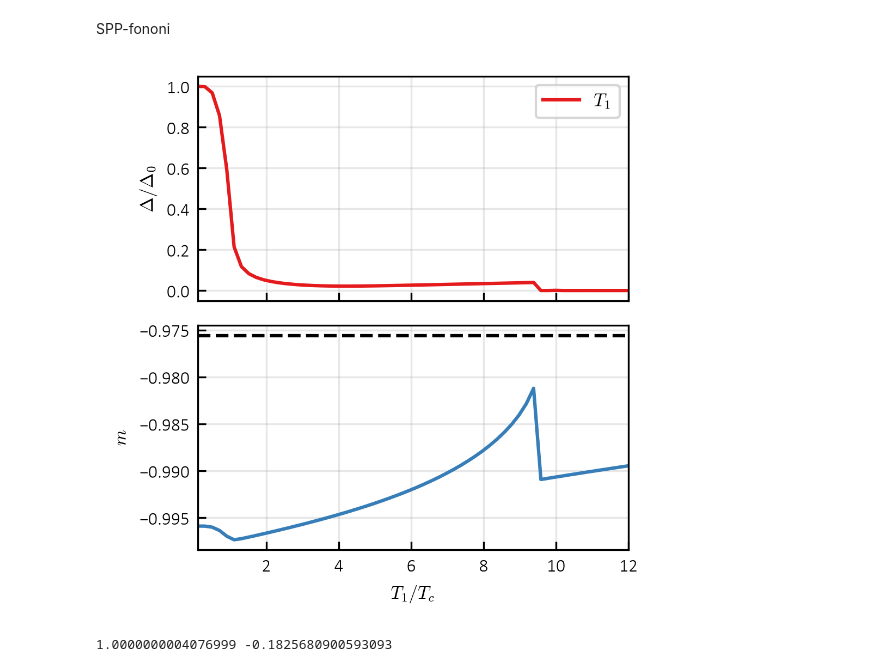
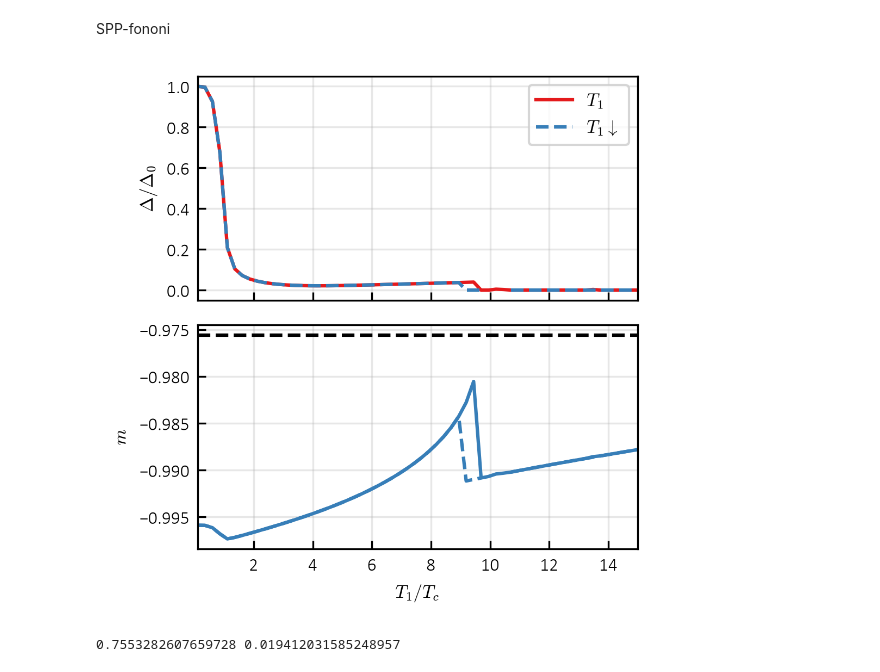
Before and after one commit to korl-z/IJS-F1, a Jupyter notebook: Koda/EI_SPP/reformated_spp_EI.ipynb, the cells around one changed output. Cells and saved outputs as stored; diff of their text form; code cells hidden in the pictures.

```diff
--- a/Koda/EI_SPP/reformated_spp_EI.ipynb
+++ b/Koda/EI_SPP/reformated_spp_EI.ipynb
@@ -211,14 +208,3 @@ plt.tight_layout()
-# %%
-md = M.Model(2.0, 1.0, -1.0, 7.8)  # BCS set
-g = M.sgrid(500, 128)
-e0 = M.solve_eq(md, g, 0.0, d=1.0)  # needed before ws
-tc = M.critical_temperature(md, g)
-# SPP plateau at the gap edge, amp = 2 pi alpha c ws^2 fr
-ws, gam, fr, dip, z0 = 1.5 * e0.d, 0.05, 0.039, 0.1, 150.0
-amp = 2.0 * np.pi * B.ALPHA * 3946.54 * ws**2 * fr
-cs, gph, aph = 0.026, 0.05, 4.2e-5
-t1n = np.linspace(0.1, 2.5, 20)  # SPP
-t2n = np.linspace(0.1, 1.5, 20)  # phonons
 # %%
 from EI_refactor.EI_ness.teff import t_eff
 from EI_refactor.EI_ness.cpu.rates import rates
@@ -275,0 +301,5 @@ T1 = 20.0 Tc, T2 = 0.1 Tc: ok = True, d/D0 = 0.0000, m = -0.9887, teff = 1.77504
+# %%
+s, fig = probe(1., 0.1)
+# fig.savefig(FIG_PATH + "0p8-0p4_NESS_SPP+phonon_BEC.pdf", bbox_inches="tight")
+
+s, fig = disp(1.0, 0.4, kmax=1)
@@ -374,18 +407,11 @@ plt.tight_layout()
 # %% [markdown]
 SPP-fononi
 # %%
-G, V = 4.0, 4.1
-md = M.Model(G, 1.0, -1.0, V)
-g = M.sgrid(160, 356)
-e0 = M.solve_eq(md, g, 0.0, d=1.0)
-tc = M.critical_temperature(md, g)
 # SPP at T1: plateau at the gap edge, amp = 2 pi alpha c ws^2 fr
 ws, gam, fr, dip, z0 = 2.0 * e0.d, 0.05, 0.039, 0.1, 20.0
 amp = 2.0 * np.pi * B.ALPHA * 3946.54 * ws**2 * fr
 # phonon at T2
 cs, gph, aph = 0.026, 0.05, 4.2e-5
-t2 = 0.1  # fixed, units of Tc
-t1n = np.linspace(0.1, 12.0, 60)
 # %%
 def bath(t1):
     return B.pack([B.Chord(t2 * tc, cs, gph, aph, 1.0, -1.0),
@@ -416,26 +442,29 @@ def sweep(tl, d, m):
 
 eq = M.solve_eq(md, g, min(t1n[0], t2) * tc, d=e0.d, m=e0.m)
 up = sweep(t1n, max(eq.d, 1.0e-3 * e0.d), eq.m)
+dn = sweep(t1n[::-1], 1.0e-3 * e0.d, e0.m)[::-1]
 # %%
 fig, (ax, axm) = plt.subplots(2, 1, figsize=(3.47412, 3.47412), sharex=True)
 ax.plot(t1n, up[:, 0], "-", color=SET1_LIST[0], label=r"$T_1$")
 axm.plot(t1n, up[:, 1], "-", color=SET1_LIST[1], label=r"$T_1$")
+ax.plot(t1n, np.where(dn[:, 2] > 0, dn[:, 0], np.nan), "--", color=SET1_LIST[1], label=r"$T_1\downarrow$")
+axm.plot(t1n, np.where(dn[:, 2] > 0, dn[:, 1], np.nan), "--", color=SET1_LIST[1])
 axm.axhline((G - 8) / V, xmin=0.0, xmax=1.0, color="k", linestyle="--")
 ax.axvline(t2, color="gray", lw=0.6)  # T1 = T2
 axm.set_xlabel(r"$T_1/T_c$")
 axm.set_ylabel(r"$m$")
 ax.set_ylabel(r"$\Delta/\Delta_0$")
 ax.set_xlim(t1n[0], t1n[-1])
 ax.grid(alpha=0.3)
 axm.grid(alpha=0.3)
 ax.legend()
 for a in (ax, axm):
     a.tick_params(which="both", direction="in")
 plt.tight_layout()
 # %% [output]
-[figure, old version]
+[figure, new version]
 # %%
-s = S.solve(md, g, bath(12.0), d=1.0e-3 * e0.d, m=e0.m)   # gapless NESS, T1 = 10 Tc
+s = S.solve(md, g, bath(9.0), d=1.0e-3 * e0.d, m=e0.m)   # gapless NESS, T1 = 10 Tc
 n, st = np.asarray(s.n), s.st
 ek = 0.5 * (st.e[0] - st.e[1])
 ix = ek > 1.0e-12
@@ -444,7 +473,7 @@ lam = md.v * np.sum(g.w * q)        # same sum as M.pair_lambda, NESS occupation
 xi = ek * (st.u**2 - st.v**2)       # signed xi
 print(lam, float(s.m) - (G - 8) / V)
 # %% [output]
-1.0000000004076999 -0.1825680900593093
+0.7553282607659728 0.019412031585248957
 # %%
 s = S.solve(md, g, bath(10.0), d=1.0e-3 * e0.d, m=e0.m)   # gapless NESS, T1 = 10 Tc
 n, st = np.asarray(s.n), s.st
```
Also changed, not shown: parts of 13 cells of this notebook, 3 other files.
